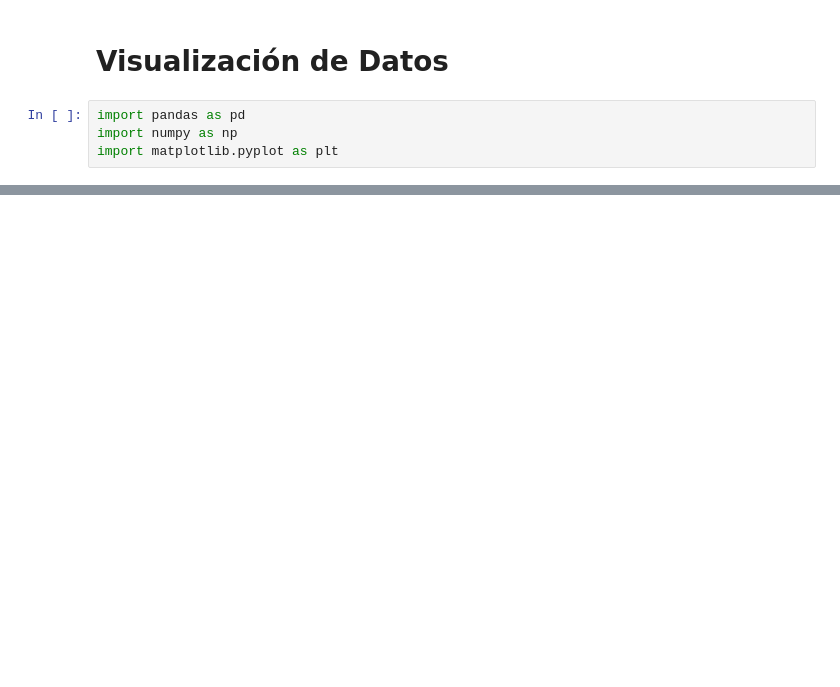
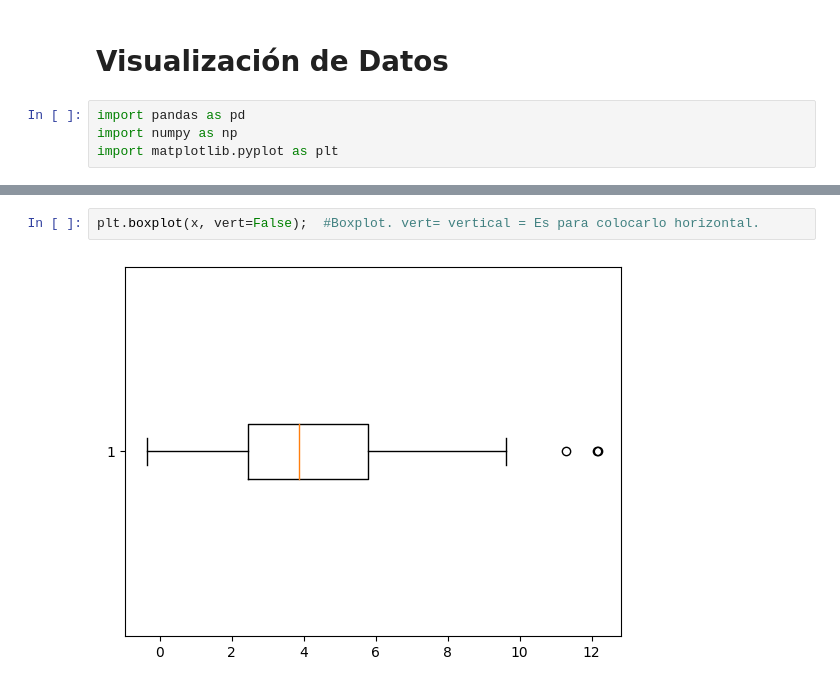
Before and after one commit to FeliipeG/Herramientas-BIGDATA_2022B, a Jupyter notebook: notebooks/0.4.fgutierrez-visualizacion_datos.ipynb, the cells around one changed output, grey strips where cells are left out. Drawn from its saved outputs; the diff is of its cells as text; blank space fills up the shorter version.

```diff
--- a/notebooks/0.4.fgutierrez-visualizacion_datos.ipynb
+++ b/notebooks/0.4.fgutierrez-visualizacion_datos.ipynb
@@ -26,0 +48,4 @@ Text(5, 4000, 'texto')
+# %%
+plt.boxplot(x, vert=False);  #Boxplot. vert= vertical = Es para colocarlo horizontal.
+# %% [output]
+[figure, added]
```
Also changed, not shown: parts of 6 cells of this notebook.
